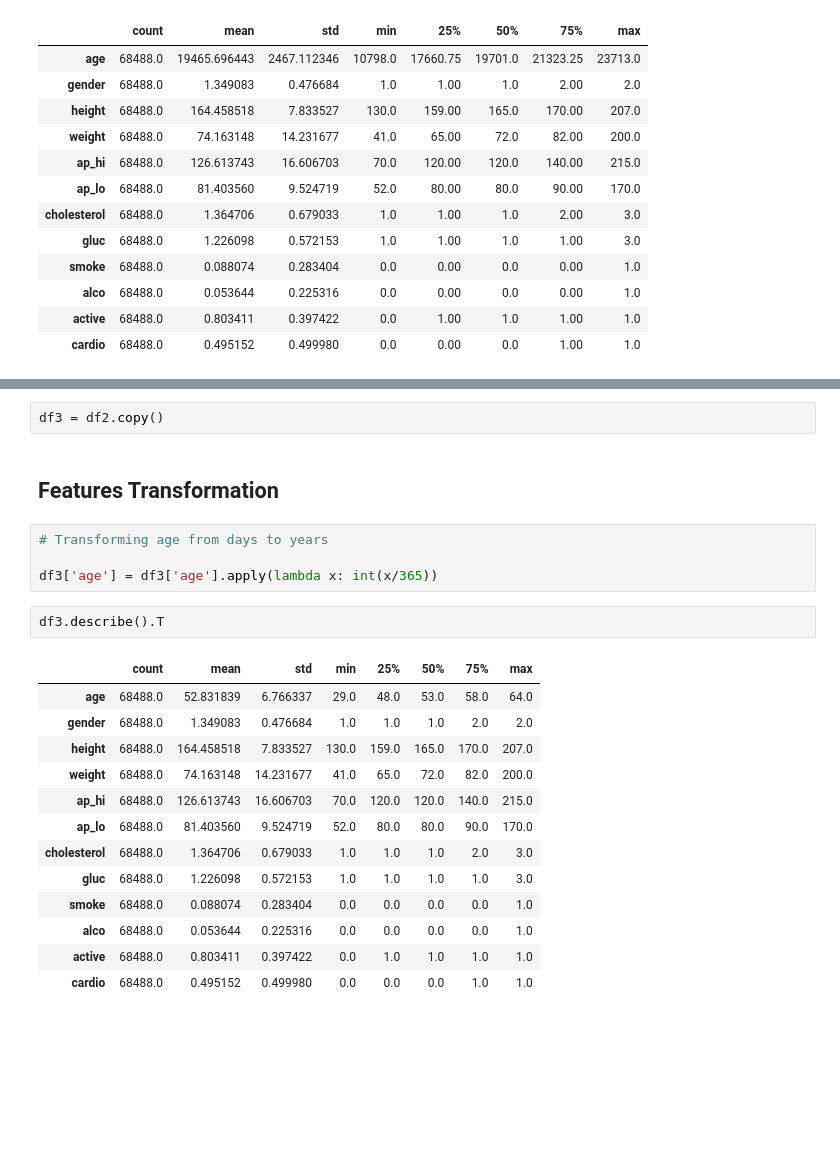
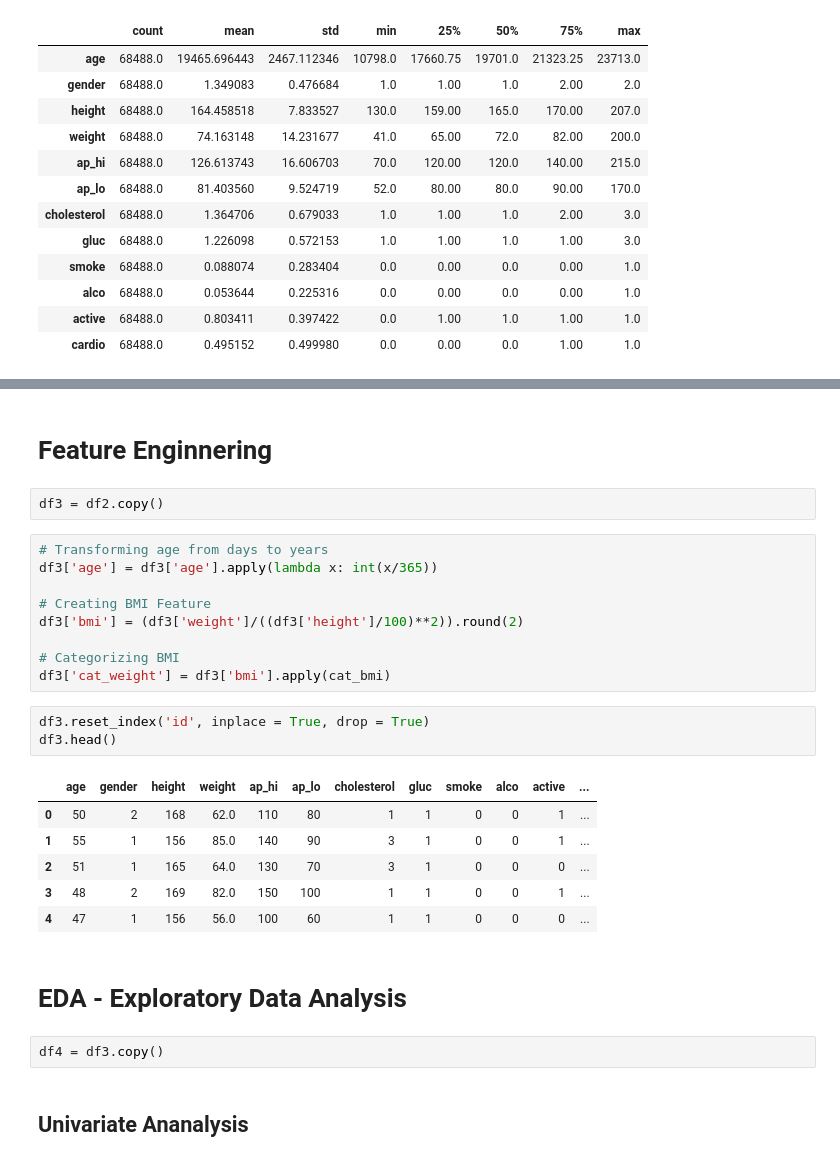
Before and after one commit to felipedmnq/Cardiac-disease-prediction, a Jupyter notebook: Notebooks/Cardiovascular_disease_prediction.ipynb, the cells around one changed output, grey strips where cells are left out. Saved outputs shown, nothing was run; the diff lists cells and outputs as text; blank space fills up the shorter version.

Commit message:
done some feature enginnering and started EDA

```diff
--- a/Notebooks/Cardiovascular_disease_prediction.ipynb
+++ b/Notebooks/Cardiovascular_disease_prediction.ipynb
@@ -200,24 +232,29 @@ df2.describe().T
+# %% [markdown]
+# Feature Enginnering
 # %%
 df3 = df2.copy()
-# %% [markdown]
-## Features Transformation
 # %%
 # Transforming age from days to years
+df3['age'] = df3['age'].apply(lambda x: int(x/365))
 
-df3['age'] = df3['age'].apply(lambda x: int(x/365))
+# Creating BMI Feature
+df3['bmi'] = (df3['weight']/((df3['height']/100)**2)).round(2)
+
+# Categorizing BMI
+df3['cat_weight'] = df3['bmi'].apply(cat_bmi)
-# %%
-df3.describe().T
-# %% [output]
-|  | count | mean | std | min | 25% | 50% | 75% | max |
-| age | 68488.0 | 52.831839 | 6.766337 | 29.0 | 48.0 | 53.0 | 58.0 | 64.0 |
-| gender | 68488.0 | 1.349083 | 0.476684 | 1.0 | 1.0 | 1.0 | 2.0 | 2.0 |
-| height | 68488.0 | 164.458518 | 7.833527 | 130.0 | 159.0 | 165.0 | 170.0 | 207.0 |
-| weight | 68488.0 | 74.163148 | 14.231677 | 41.0 | 65.0 | 72.0 | 82.0 | 200.0 |
-| ap_hi | 68488.0 | 126.613743 | 16.606703 | 70.0 | 120.0 | 120.0 | 140.0 | 215.0 |
-| ap_lo | 68488.0 | 81.403560 | 9.524719 | 52.0 | 80.0 | 80.0 | 90.0 | 170.0 |
-| cholesterol | 68488.0 | 1.364706 | 0.679033 | 1.0 | 1.0 | 1.0 | 2.0 | 3.0 |
-| gluc | 68488.0 | 1.226098 | 0.572153 | 1.0 | 1.0 | 1.0 | 1.0 | 3.0 |
-| smoke | 68488.0 | 0.088074 | 0.283404 | 0.0 | 0.0 | 0.0 | 0.0 | 1.0 |
-| alco | 68488.0 | 0.053644 | 0.225316 | 0.0 | 0.0 | 0.0 | 0.0 | 1.0 |
-| active | 68488.0 | 0.803411 | 0.397422 | 0.0 | 1.0 | 1.0 | 1.0 | 1.0 |
-| cardio | 68488.0 | 0.495152 | 0.499980 | 0.0 | 0.0 | 0.0 | 1.0 | 1.0 |
+# %%
+df3.reset_index('id', inplace = True, drop = True)
+df3.head()
+# %% [output]
+|  | age | gender | height | weight | ap_hi | ap_lo | cholesterol | gluc | smoke | alco | active | ... |
+| 0 | 50 | 2 | 168 | 62.0 | 110 | 80 | 1 | 1 | 0 | 0 | 1 | ... |
+| 1 | 55 | 1 | 156 | 85.0 | 140 | 90 | 3 | 1 | 0 | 0 | 1 | ... |
+| 2 | 51 | 1 | 165 | 64.0 | 130 | 70 | 3 | 1 | 0 | 0 | 0 | ... |
+| 3 | 48 | 2 | 169 | 82.0 | 150 | 100 | 1 | 1 | 0 | 0 | 1 | ... |
+| 4 | 47 | 1 | 156 | 56.0 | 100 | 60 | 1 | 1 | 0 | 0 | 0 | ... |
+# %% [markdown]
+# EDA - Exploratory Data Analysis
+# %%
+df4 = df3.copy()
+# %% [markdown]
+## Univariate Ananalysis
```
Also changed, not shown: parts of 8 cells of this notebook, 1 other file.
